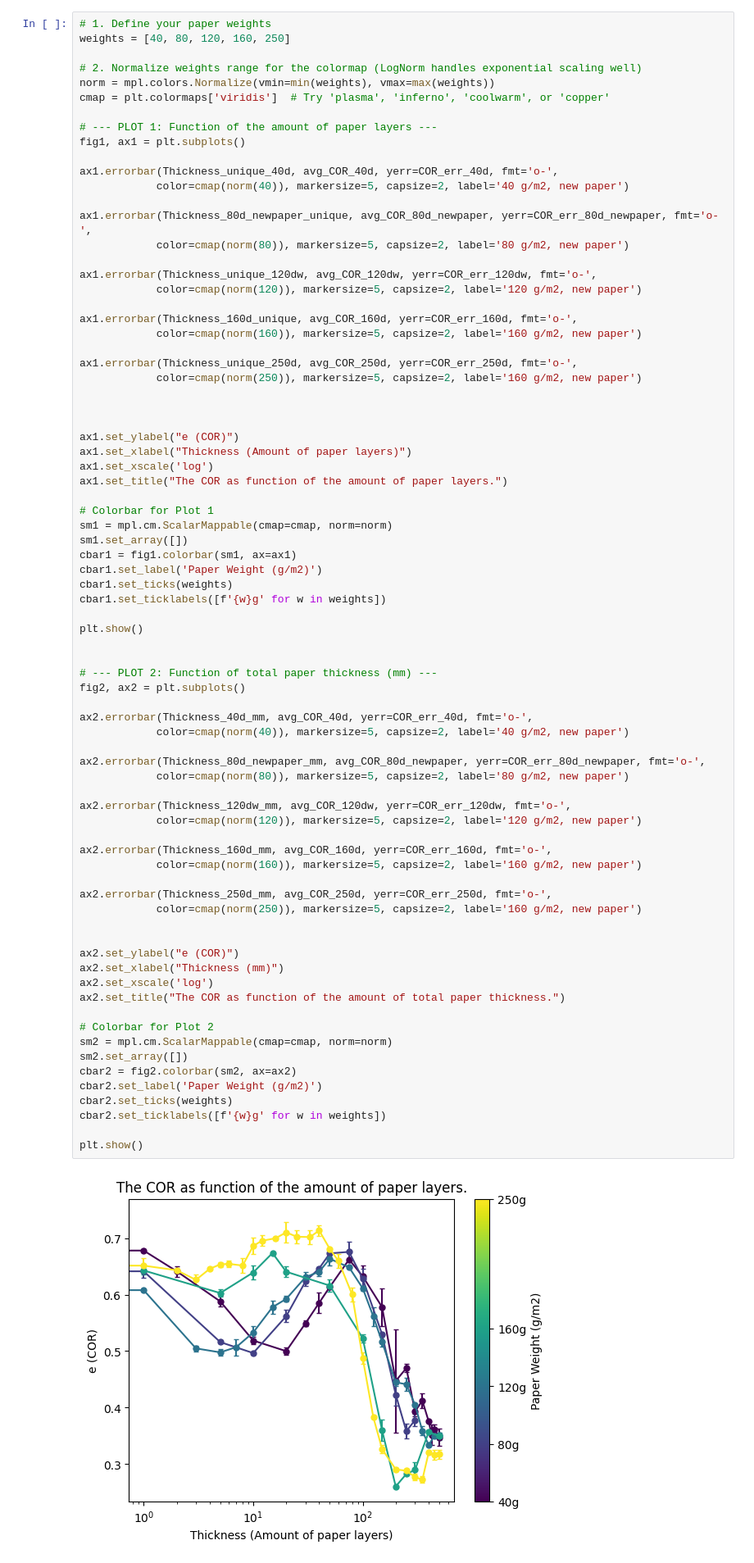
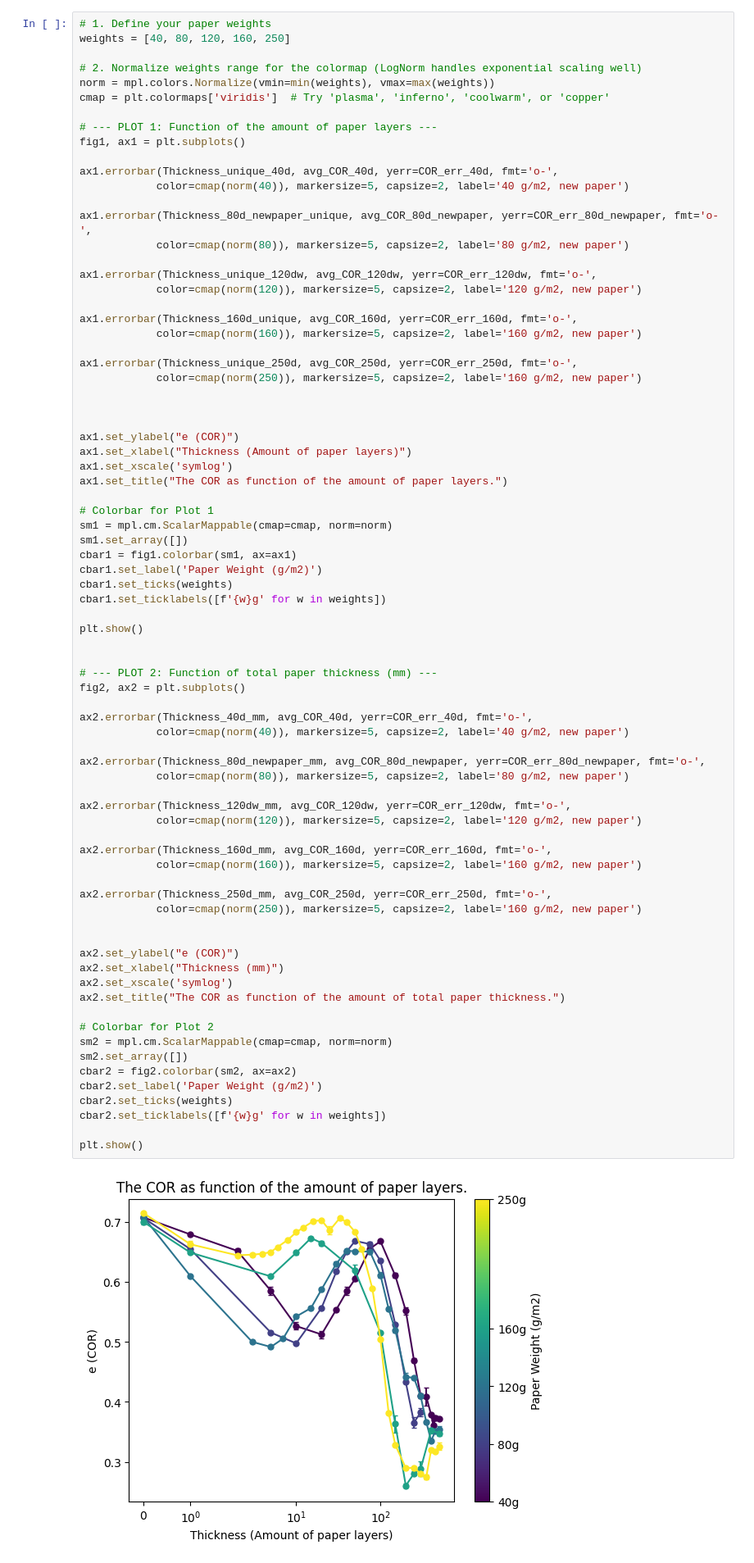
Before and after one commit to joshuadijksman/paperstack, a Jupyter notebook: Manou_version/code/Manou_Liesker_combinedata.ipynb, the cells around one changed output. Shown at 82% size. Saved outputs shown, nothing was run; the diff lists cells and outputs as text.

```diff
--- a/Manou_version/code/Manou_Liesker_combinedata.ipynb
+++ b/Manou_version/code/Manou_Liesker_combinedata.ipynb
@@ -858,7 +807,7 @@ ax1.errorbar(Thickness_unique_250d, avg_COR_250d, yerr=COR_err_250d, fmt='o-',
 
 ax1.set_ylabel("e (COR)")
 ax1.set_xlabel("Thickness (Amount of paper layers)")
-ax1.set_xscale('log')
+ax1.set_xscale('symlog')
 ax1.set_title("The COR as function of the amount of paper layers.")
 
 # Colorbar for Plot 1
@@ -878,32 +827,32 @@ fig2, ax2 = plt.subplots()
 ax2.errorbar(Thickness_40d_mm, avg_COR_40d, yerr=COR_err_40d, fmt='o-',
             color=cmap(norm(40)), markersize=5, capsize=2, label='40 g/m2, new paper')
 
 ax2.errorbar(Thickness_80d_newpaper_mm, avg_COR_80d_newpaper, yerr=COR_err_80d_newpaper, fmt='o-',
             color=cmap(norm(80)), markersize=5, capsize=2, label='80 g/m2, new paper')
 
 ax2.errorbar(Thickness_120dw_mm, avg_COR_120dw, yerr=COR_err_120dw, fmt='o-',
             color=cmap(norm(120)), markersize=5, capsize=2, label='120 g/m2, new paper')
 
 ax2.errorbar(Thickness_160d_mm, avg_COR_160d, yerr=COR_err_160d, fmt='o-',
             color=cmap(norm(160)), markersize=5, capsize=2, label='160 g/m2, new paper')
 
 ax2.errorbar(Thickness_250d_mm, avg_COR_250d, yerr=COR_err_250d, fmt='o-',
             color=cmap(norm(250)), markersize=5, capsize=2, label='160 g/m2, new paper')
 
 
 ax2.set_ylabel("e (COR)")
 ax2.set_xlabel("Thickness (mm)")
-ax2.set_xscale('log')
+ax2.set_xscale('symlog')
 ax2.set_title("The COR as function of the amount of total paper thickness.")
 
 # Colorbar for Plot 2
 sm2 = mpl.cm.ScalarMappable(cmap=cmap, norm=norm)
 sm2.set_array([])
 cbar2 = fig2.colorbar(sm2, ax=ax2)
 cbar2.set_label('Paper Weight (g/m2)')
 cbar2.set_ticks(weights)
 cbar2.set_ticklabels([f'{w}g' for w in weights])
 
 plt.show()
 # %% [output]
-[figure, old version]
+[figure, new version]
```
Also changed, not shown: parts of 2 cells of this notebook, 2 other files.
